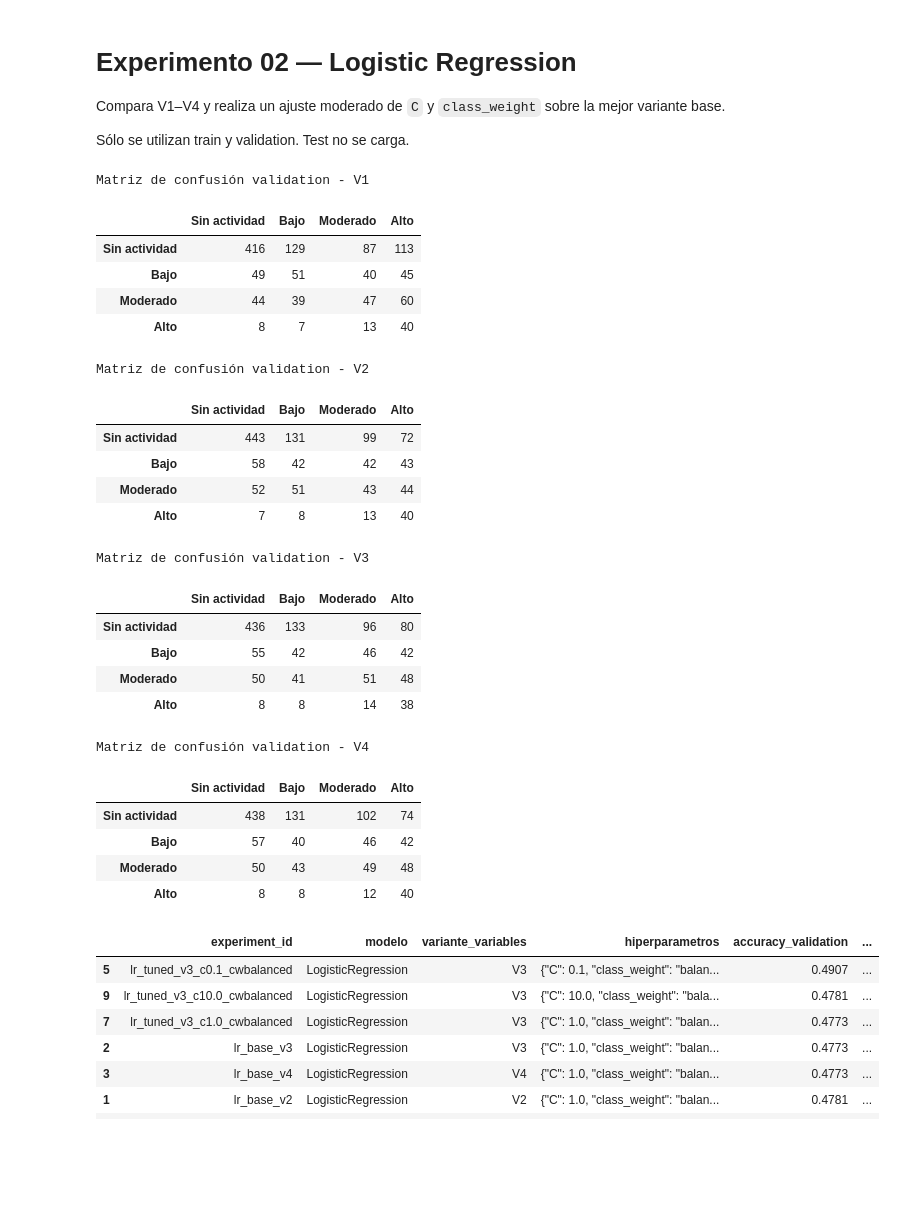
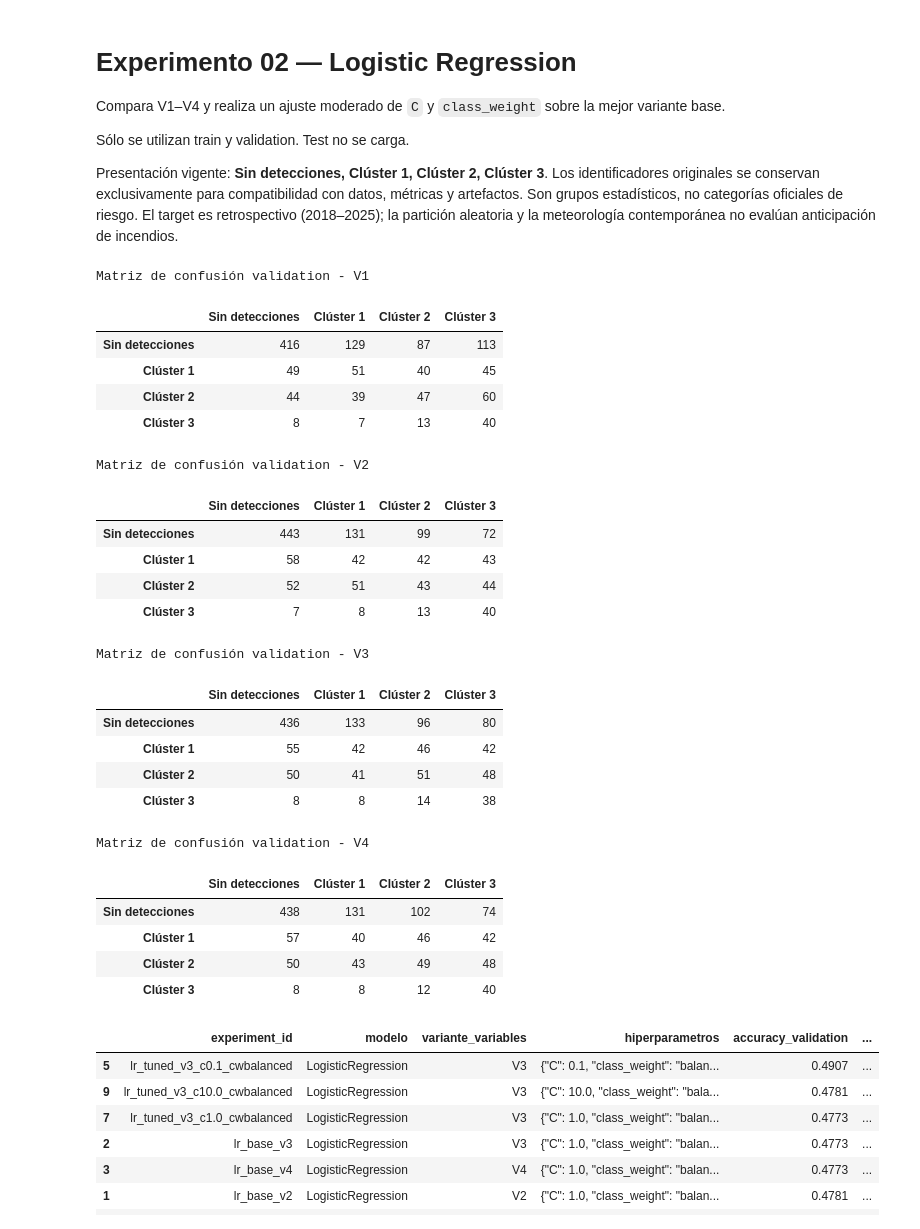
Before and after one commit to kateringonzalez-glitch/Proyecto-AA, a Jupyter notebook: experimentos/Experimento_02_LogisticRegression.ipynb, the cells around one changed output. Drawn from its saved outputs; the diff is of its cells as text; code cells hidden in the pictures; blank space fills up the shorter version.

```diff
--- a/experimentos/Experimento_02_LogisticRegression.ipynb
+++ b/experimentos/Experimento_02_LogisticRegression.ipynb
@@ -4,6 +4,8 @@
 Compara V1–V4 y realiza un ajuste moderado de `C` y `class_weight` sobre la mejor variante base.
 
 Sólo se utilizan train y validation. Test no se carga.
+
+Presentación vigente: **Sin detecciones, Clúster 1, Clúster 2, Clúster 3**. Los identificadores originales se conservan exclusivamente para compatibilidad con datos, métricas y artefactos. Son grupos estadísticos, no categorías oficiales de riesgo. El target es retrospectivo (2018–2025); la partición aleatoria y la meteorología contemporánea no evalúan anticipación de incendios.
 # %%
 from pathlib import Path
 import json,time
@@ -45,38 +50,38 @@ def build(cols,C=1.0,class_weight="balanced"):
 # %%
 rows=[];base_models={}
 for v,cols in VARIANTS.items():
  t=time.perf_counter();mod=build(cols).fit(train[cols],train[TARGET]);pred=mod.predict(validation[cols]);elapsed=time.perf_counter()-t;base_models[v]=mod
  rows.append(row(f"lr_base_{v.lower()}","LogisticRegression",v,{"C":1.0,"class_weight":"balanced","max_iter":2000,"random_state":RS},pred,elapsed,"Configuración base"))
 base=pd.DataFrame(rows);base[["variante_variables","f1_macro_validation","balanced_accuracy_validation","f1_bajo","f1_moderado","f1_alto","duracion_segundos"]].round(4)
 for v,mod in base_models.items():
  print(f"Matriz de confusión validation - {v}")
  pred_v=mod.predict(validation[VARIANTS[v]])
- display(pd.DataFrame(confusion_matrix(validation[TARGET],pred_v,labels=ORDER),index=ORDER,columns=ORDER))
+ display(present(pd.DataFrame(confusion_matrix(validation[TARGET],pred_v,labels=ORDER),index=ORDER,columns=ORDER)))
 # %% [output]
 Matriz de confusión validation - V1
-|  | Sin actividad | Bajo | Moderado | Alto |
-| Sin actividad | 416 | 129 | 87 | 113 |
-| Bajo | 49 | 51 | 40 | 45 |
-| Moderado | 44 | 39 | 47 | 60 |
-| Alto | 8 | 7 | 13 | 40 |
+|  | Sin detecciones | Clúster 1 | Clúster 2 | Clúster 3 |
+| Sin detecciones | 416 | 129 | 87 | 113 |
+| Clúster 1 | 49 | 51 | 40 | 45 |
+| Clúster 2 | 44 | 39 | 47 | 60 |
+| Clúster 3 | 8 | 7 | 13 | 40 |
 Matriz de confusión validation - V2
-|  | Sin actividad | Bajo | Moderado | Alto |
-| Sin actividad | 443 | 131 | 99 | 72 |
-| Bajo | 58 | 42 | 42 | 43 |
-| Moderado | 52 | 51 | 43 | 44 |
-| Alto | 7 | 8 | 13 | 40 |
+|  | Sin detecciones | Clúster 1 | Clúster 2 | Clúster 3 |
+| Sin detecciones | 443 | 131 | 99 | 72 |
+| Clúster 1 | 58 | 42 | 42 | 43 |
+| Clúster 2 | 52 | 51 | 43 | 44 |
+| Clúster 3 | 7 | 8 | 13 | 40 |
 Matriz de confusión validation - V3
-|  | Sin actividad | Bajo | Moderado | Alto |
-| Sin actividad | 436 | 133 | 96 | 80 |
-| Bajo | 55 | 42 | 46 | 42 |
-| Moderado | 50 | 41 | 51 | 48 |
-| Alto | 8 | 8 | 14 | 38 |
+|  | Sin detecciones | Clúster 1 | Clúster 2 | Clúster 3 |
+| Sin detecciones | 436 | 133 | 96 | 80 |
+| Clúster 1 | 55 | 42 | 46 | 42 |
+| Clúster 2 | 50 | 41 | 51 | 48 |
+| Clúster 3 | 8 | 8 | 14 | 38 |
 Matriz de confusión validation - V4
-|  | Sin actividad | Bajo | Moderado | Alto |
-| Sin actividad | 438 | 131 | 102 | 74 |
-| Bajo | 57 | 40 | 46 | 42 |
-| Moderado | 50 | 43 | 49 | 48 |
-| Alto | 8 | 8 | 12 | 40 |
+|  | Sin detecciones | Clúster 1 | Clúster 2 | Clúster 3 |
+| Sin detecciones | 438 | 131 | 102 | 74 |
+| Clúster 1 | 57 | 40 | 46 | 42 |
+| Clúster 2 | 50 | 43 | 49 | 48 |
+| Clúster 3 | 8 | 8 | 12 | 40 |
 # %%
 best_variant=base.sort_values(["f1_macro_validation","balanced_accuracy_validation"],ascending=False).iloc[0].variante_variables
 rows_tuned=[]
```
Also changed, not shown: parts of 4 cells of this notebook, 35 other files.
